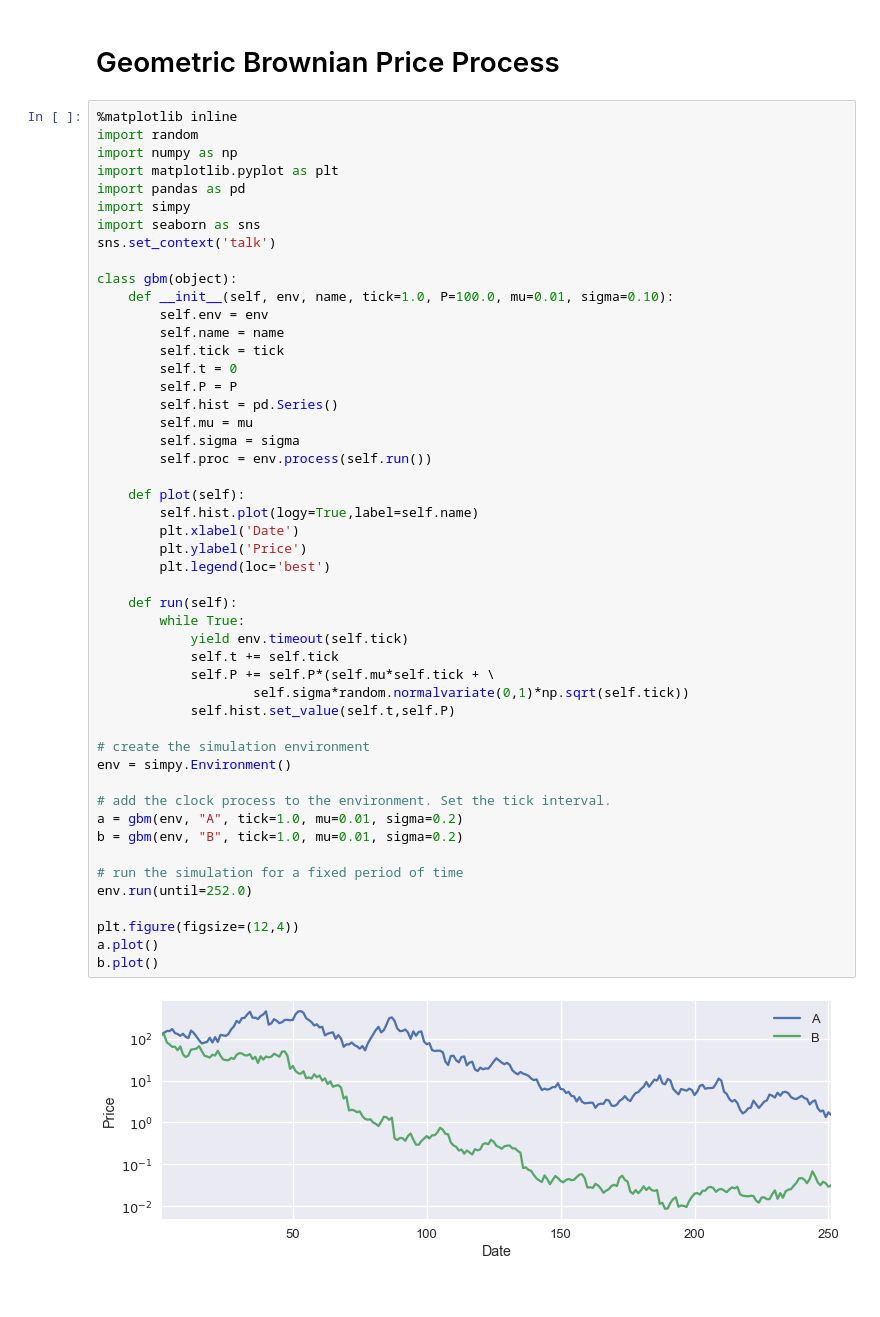
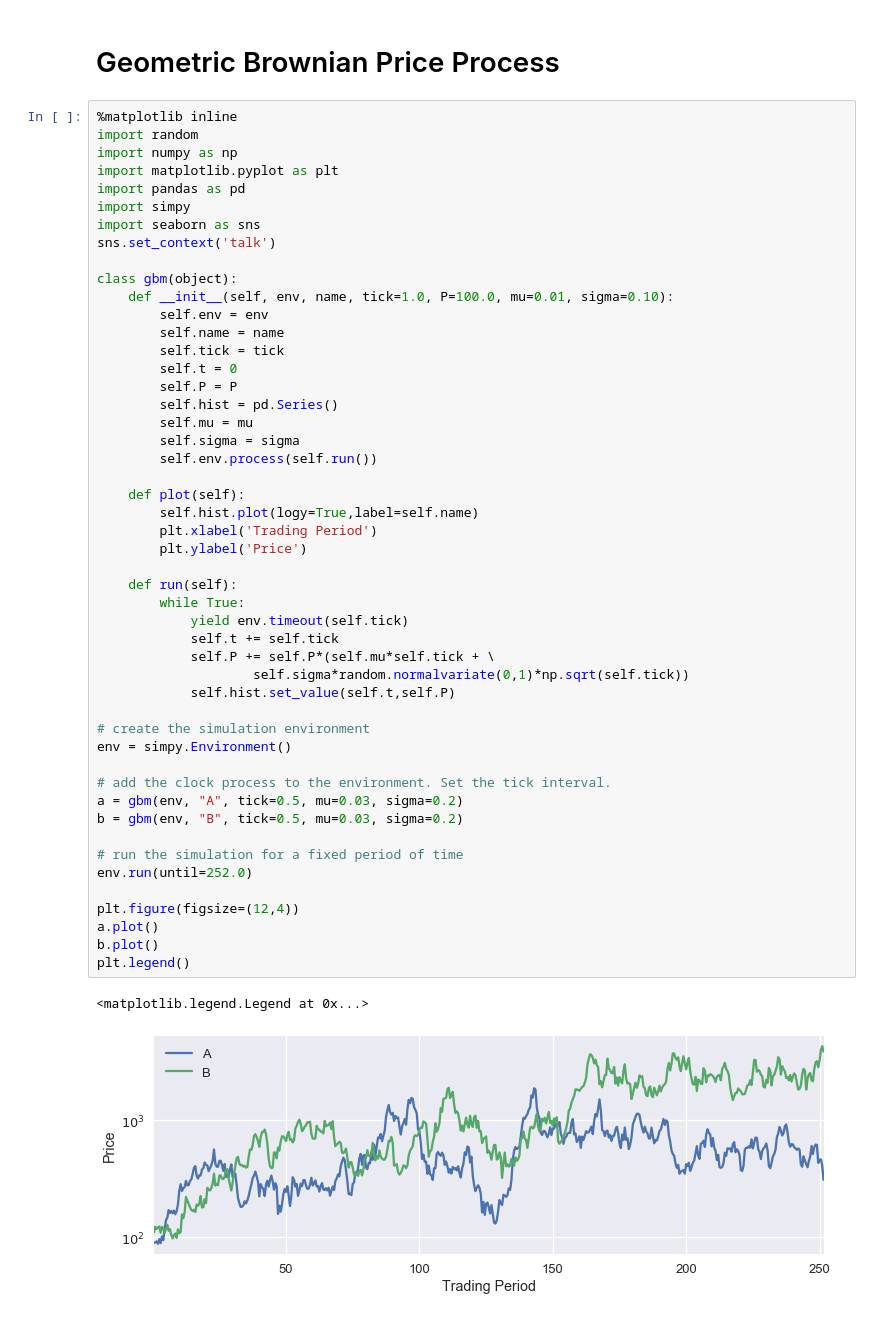
Before and after one commit to jckantor/CBE40455, a Jupyter notebook: notebooks/Geometric Brownian Price Process.ipynb, the cells around one changed output. Cells and saved outputs as stored; diff of their text form.

```diff
--- a/notebooks/Geometric Brownian Price Process.ipynb
+++ b/notebooks/Geometric Brownian Price Process.ipynb
@@ -22,36 +22,37 @@ class gbm(object):
         self.t = 0
         self.P = P
         self.hist = pd.Series()
         self.mu = mu
         self.sigma = sigma
-        self.proc = env.process(self.run())
+        self.env.process(self.run())
 
     def plot(self):
         self.hist.plot(logy=True,label=self.name)
-        plt.xlabel('Date')
+        plt.xlabel('Trading Period')
         plt.ylabel('Price')
-        plt.legend(loc='best')
 
     def run(self):
         while True:
             yield env.timeout(self.tick)
             self.t += self.tick
             self.P += self.P*(self.mu*self.tick + \
                     self.sigma*random.normalvariate(0,1)*np.sqrt(self.tick))
             self.hist.set_value(self.t,self.P)
 
 # create the simulation environment
 env = simpy.Environment()
 
 # add the clock process to the environment. Set the tick interval.
-a = gbm(env, "A", tick=1.0, mu=0.01, sigma=0.2)
-b = gbm(env, "B", tick=1.0, mu=0.01, sigma=0.2)
+a = gbm(env, "A", tick=0.5, mu=0.03, sigma=0.2)
+b = gbm(env, "B", tick=0.5, mu=0.03, sigma=0.2)
 
 # run the simulation for a fixed period of time
 env.run(until=252.0)
 
 plt.figure(figsize=(12,4))
 a.plot()
 b.plot()
+plt.legend()
 # %% [output]
+<matplotlib.legend.Legend at 0x...>
-[figure, old version]
+[figure, new version]
```
Also changed, not shown: parts of 2 cells of this notebook, 1 other file.
